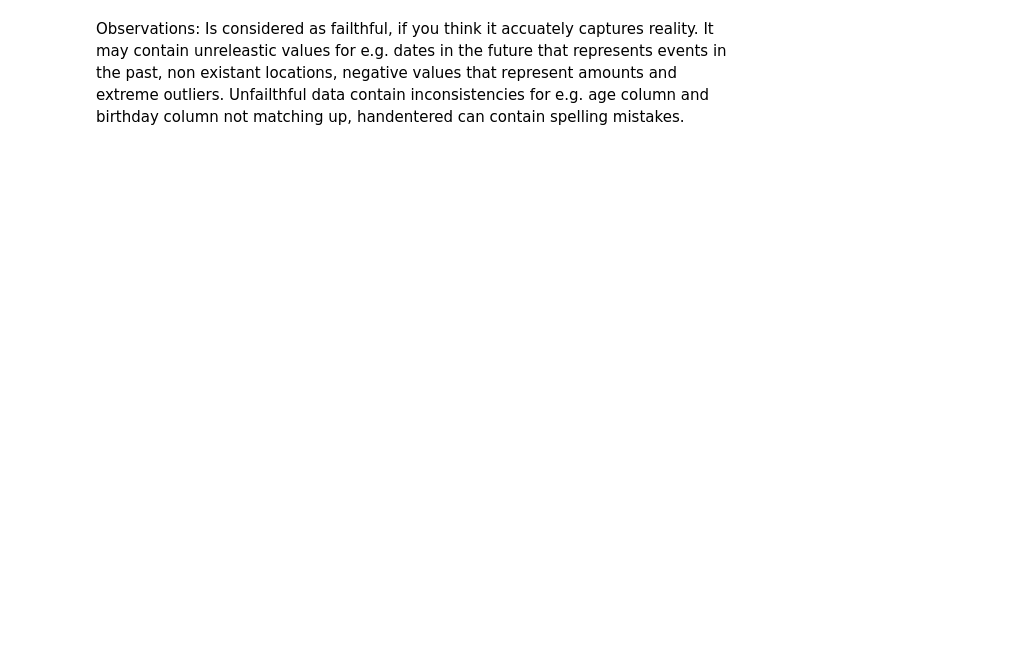
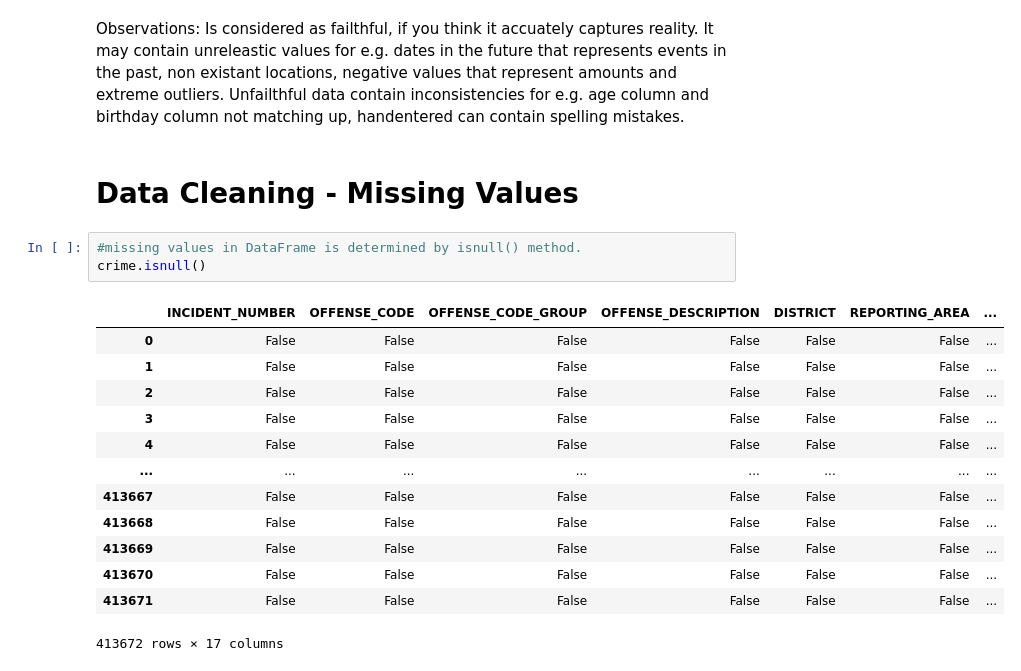
Before and after one commit to Chaliantosh/Dataanalysis-Visualizations, a Jupyter notebook: EDA_usecase_crime_boston.ipynb, the cells around one changed output. Cells and saved outputs as stored; diff of their text form; blank space fills up the shorter version.

Commit message:
Data cleaning
Explored datacleaning techniques like missing values, duplicate information & mispellings.

```diff
--- a/EDA_usecase_crime_boston.ipynb
+++ b/EDA_usecase_crime_boston.ipynb
@@ -130,3 +130,22 @@ crime.head()
 | 4 | I192064800 | 3114 | Investigate Property | INVESTIGATE PROPERTY | E18 | 502 | ... |
 # %% [markdown]
 Observations: Is considered as failthful, if you think it accuately captures reality. It may contain unreleastic values for e.g. dates in the future that represents events in the past, non existant locations, negative values that represent amounts and extreme outliers. Unfailthful data contain inconsistencies for e.g. age column and birthday column not matching up, handentered can contain spelling mistakes.
+# %% [markdown]
+# Data Cleaning - Missing Values
+# %%
+#missing values in DataFrame is determined by isnull() method.
+crime.isnull()
+# %% [output]
+|  | INCIDENT_NUMBER | OFFENSE_CODE | OFFENSE_CODE_GROUP | OFFENSE_DESCRIPTION | DISTRICT | REPORTING_AREA | ... |
+| 0 | False | False | False | False | False | False | ... |
+| 1 | False | False | False | False | False | False | ... |
+| 2 | False | False | False | False | False | False | ... |
+| 3 | False | False | False | False | False | False | ... |
+| 4 | False | False | False | False | False | False | ... |
+| ... | ... | ... | ... | ... | ... | ... | ... |
+| 413667 | False | False | False | False | False | False | ... |
+| 413668 | False | False | False | False | False | False | ... |
+| 413669 | False | False | False | False | False | False | ... |
+| 413670 | False | False | False | False | False | False | ... |
+| 413671 | False | False | False | False | False | False | ... |
+413672 rows × 17 columns
```
Also changed, not shown: parts of 9 cells of this notebook.
